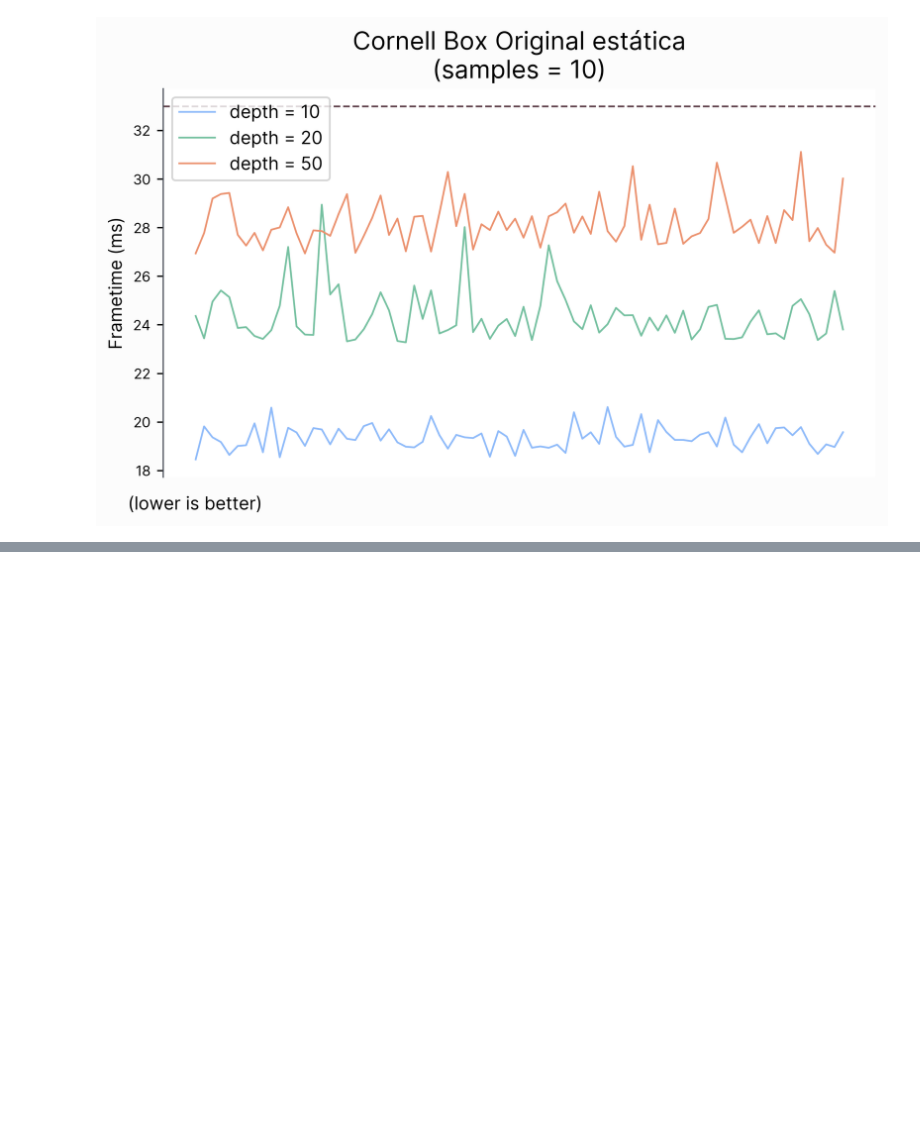
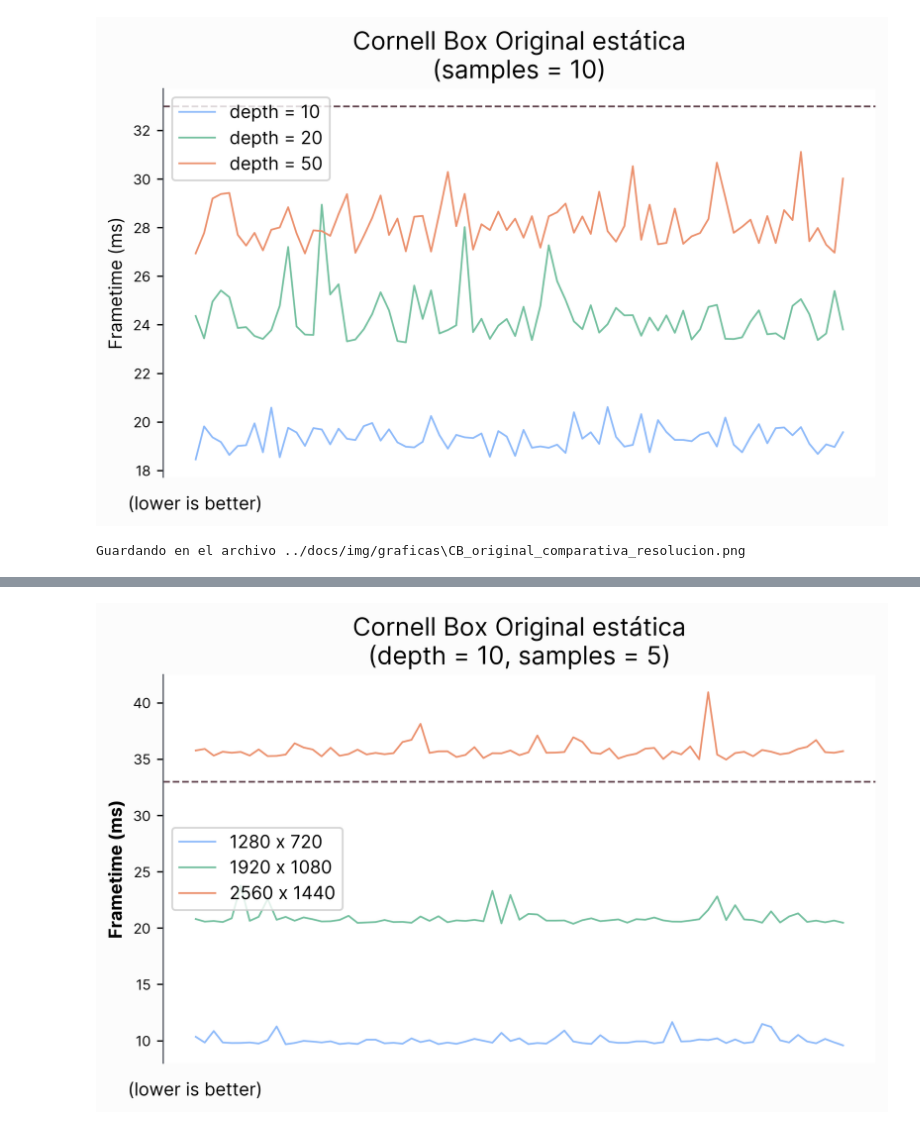
Before and after one commit to Asmilex/Raytracing, a Jupyter notebook: utilities/graficos.ipynb, the cells around one changed output, grey strips where cells are left out. Saved outputs shown, nothing was run; the diff lists cells and outputs as text; code cells hidden in the pictures; blank space fills up the shorter version.

Commit message:
[:sparkles:] Gráfica comparativa de resolución

```diff
--- a/utilities/graficos.ipynb
+++ b/utilities/graficos.ipynb
@@ -249,3 +249,28 @@ grafica_comparativa(
 Guardando en el archivo ../docs/img/graficas\CB_original_comparativa_depth.png
 <module 'matplotlib.pyplot' from 'c:\\Users\\Andre\\AppData\\Local\\Programs\\Python\\Python310\\lib\\site-packages\\matplotlib\\pyplot.py'>
 [figure]
+# %%
+dfs = [
+    pd.read_csv('./csv/CB_original_720p.csv'),
+    pd.read_csv('./csv/CB_original_1080p.csv'),
+    pd.read_csv('./csv/CB_original_1440p.csv')
+]
+labels = [
+    "1280 x 720",
+    "1920 x 1080",
+    "2560 x 1440"
+]
+colores = [
+    azul_primario,
+    verde_primario,
+    naranja_primario
+]
+
+grafica_comparativa(
+    dfs, labels, colores,
+    "Cornell Box Original estática\n(depth = 10, samples = 5)",
+    "CB_original_comparativa_resolucion",
+    True
+)
+# %% [output]
+Guardando en el archivo ../docs/img/graficas\CB_original_comparativa_resolucion.png
@@ -251,0 +278 @@ Guardando en el archivo ../docs/img/graficas\CB_original_comparativa_depth.png
+[figure, added]
```
Also changed, not shown: parts of 2 cells of this notebook, 8 other files.
